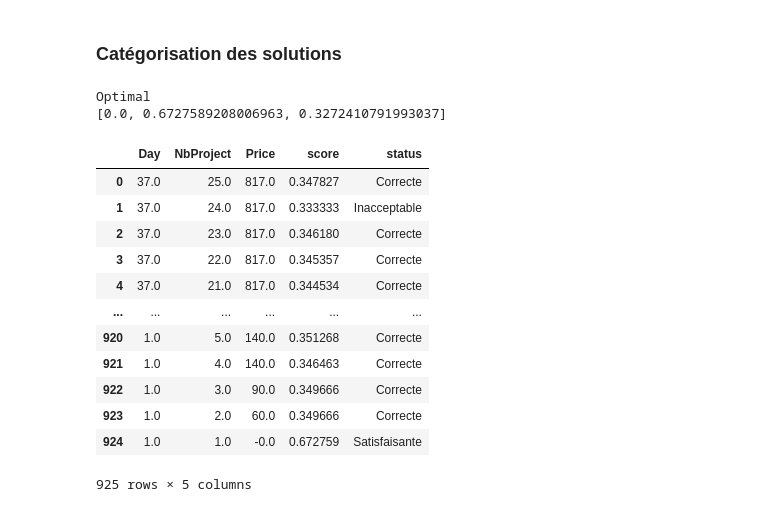
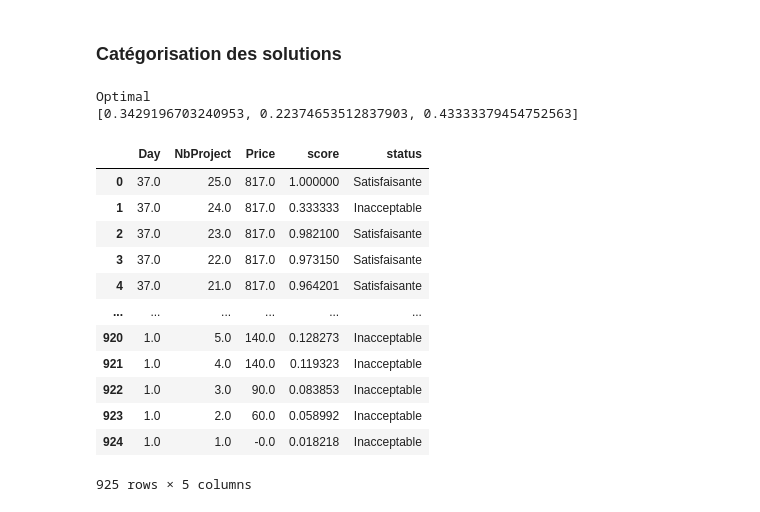
Before and after one commit to YoanGab/sdp, a Jupyter notebook: notebooks_classement_EDT/discrimination.ipynb, the cells around one changed output. Cells and saved outputs as stored; diff of their text form; code cells hidden in the pictures.

```diff
--- a/notebooks_classement_EDT/discrimination.ipynb
+++ b/notebooks_classement_EDT/discrimination.ipynb
@@ -114,13 +114,14 @@ W = {d: m.addVar(vtype=GRB.CONTINUOUS, lb=0, ub=1, name=f'w{d}') for d in range(
 
 d_plus = []
 d_moins = []
+max_results = np.max(results, axis=0)
 for j in range(num_edt):
     d_plus.append(m.addVar(vtype=GRB.CONTINUOUS, lb=0, ub=1, name=f'd_plus_{j}'))
     d_moins.append(m.addVar(vtype=GRB.CONTINUOUS, lb=0, ub=1, name=f'd_moins_{j}'))
 
 # EdtDictLinExpr : Dict[int, LinExpr]
 EdtDictLinExpr = {
-    j: quicksum([W[i] * results[j][i] for i in range(dim)]) / max(results[j]) - d_plus[
+    j: quicksum([W[i] * results[j][i] / max_results[i] for i in range(dim)]) - d_plus[
         j] + d_moins[j] for j in range(num_edt)}
 
 # Contraintes inacceptables
@@ -288,13 +289,14 @@ W = {d: m.addVar(vtype=GRB.CONTINUOUS, lb=0, ub=1, name=f'w{d}') for d in range(
 
 d_plus = []
 d_moins = []
+max_results = np.max(results, axis=0)
 for j in range(num_edt):
     d_plus.append(m.addVar(vtype=GRB.CONTINUOUS, lb=0, ub=1, name=f'd_plus_{j}'))
     d_moins.append(m.addVar(vtype=GRB.CONTINUOUS, lb=0, ub=1, name=f'd_moins_{j}'))
 
 # EdtDictLinExpr : Dict[int, LinExpr]
 EdtDictLinExpr = {
-    j: quicksum([W[i] * results[j][i] for i in range(dim)]) / max(results[j]) - d_plus[
+    j: quicksum([W[i] * results[j][i] / max_results[i] for i in range(dim)]) - d_plus[
         j] + d_moins[j] for j in range(num_edt)}
 
 # Contraintes inacceptables
@@ -462,13 +464,14 @@ W = {d: m.addVar(vtype=GRB.CONTINUOUS, lb=0, ub=1, name=f'w{d}') for d in range(
 
 d_plus = []
 d_moins = []
+max_results = np.max(results, axis=0)
 for j in range(num_edt):
     d_plus.append(m.addVar(vtype=GRB.CONTINUOUS, lb=0, ub=1, name=f'd_plus_{j}'))
     d_moins.append(m.addVar(vtype=GRB.CONTINUOUS, lb=0, ub=1, name=f'd_moins_{j}'))
 
 # EdtDictLinExpr : Dict[int, LinExpr]
 EdtDictLinExpr = {
-    j: quicksum([W[i] * results[j][i] for i in range(dim)]) / max(results[j]) - d_plus[
+    j: quicksum([W[i] * results[j][i] / max_results[i] for i in range(dim)]) - d_plus[
         j] + d_moins[j] for j in range(num_edt)}
 
 # Contraintes inacceptables
@@ -493,43 +496,43 @@ m.addConstr(EdtDictLinExpr[756] >= 2 / 3, name="C_13")
 # Contrainte 4 : Normalisation
 m.addConstr(quicksum(W.values()) == 1., name="Normalisation")
 
 # -- Choix d'un paramétrage d'affichage minimaliste --
 m.params.outputflag = 0  # mode muet
 
 # -- Mise à jour du modèle  --
 m.update()
 
 m.setObjective(quicksum(d_plus[j] + d_moins[j] for j in range(num_edt)), GRB.MAXIMIZE)
 
 m.optimize()
 if m.status == GRB.INFEASIBLE:
     print("Infasible")
 if m.status == GRB.UNBOUNDED:
     print("Unbounded")
 if m.status == GRB.OPTIMAL:
     weights = [W[i].x for i in range(dim)]
     print("Optimal")
     print(weights)
 
 scores = [EdtDictLinExpr[j].getValue() for j in range(num_edt)]
 results_pd['score'] = scores
 results_pd['status'] = results_pd['score'].apply(
     lambda x: 'Inacceptable' if x < 1 / 3 else (
         'Correcte' if x < 2 / 3 else 'Satisfaisante'))
 results_pd
 # %% [output]
 Optimal
-[0.0, 0.6727589208006963, 0.3272410791993037]
+[0.3429196703240953, 0.22374653512837903, 0.43333379454752563]
 |  | Day | NbProject | Price | score | status |
-| 0 | 37.0 | 25.0 | 817.0 | 0.347827 | Correcte |
+| 0 | 37.0 | 25.0 | 817.0 | 1.000000 | Satisfaisante |
 | 1 | 37.0 | 24.0 | 817.0 | 0.333333 | Inacceptable |
-| 2 | 37.0 | 23.0 | 817.0 | 0.346180 | Correcte |
-| 3 | 37.0 | 22.0 | 817.0 | 0.345357 | Correcte |
-| 4 | 37.0 | 21.0 | 817.0 | 0.344534 | Correcte |
+| 2 | 37.0 | 23.0 | 817.0 | 0.982100 | Satisfaisante |
+| 3 | 37.0 | 22.0 | 817.0 | 0.973150 | Satisfaisante |
+| 4 | 37.0 | 21.0 | 817.0 | 0.964201 | Satisfaisante |
 | ... | ... | ... | ... | ... | ... |
-| 920 | 1.0 | 5.0 | 140.0 | 0.351268 | Correcte |
-| 921 | 1.0 | 4.0 | 140.0 | 0.346463 | Correcte |
-| 922 | 1.0 | 3.0 | 90.0 | 0.349666 | Correcte |
-| 923 | 1.0 | 2.0 | 60.0 | 0.349666 | Correcte |
-| 924 | 1.0 | 1.0 | -0.0 | 0.672759 | Satisfaisante |
+| 920 | 1.0 | 5.0 | 140.0 | 0.128273 | Inacceptable |
+| 921 | 1.0 | 4.0 | 140.0 | 0.119323 | Inacceptable |
+| 922 | 1.0 | 3.0 | 90.0 | 0.083853 | Inacceptable |
+| 923 | 1.0 | 2.0 | 60.0 | 0.058992 | Inacceptable |
+| 924 | 1.0 | 1.0 | -0.0 | 0.018218 | Inacceptable |
 925 rows × 5 columns
```
Also changed, not shown: parts of 2 cells of this notebook.
